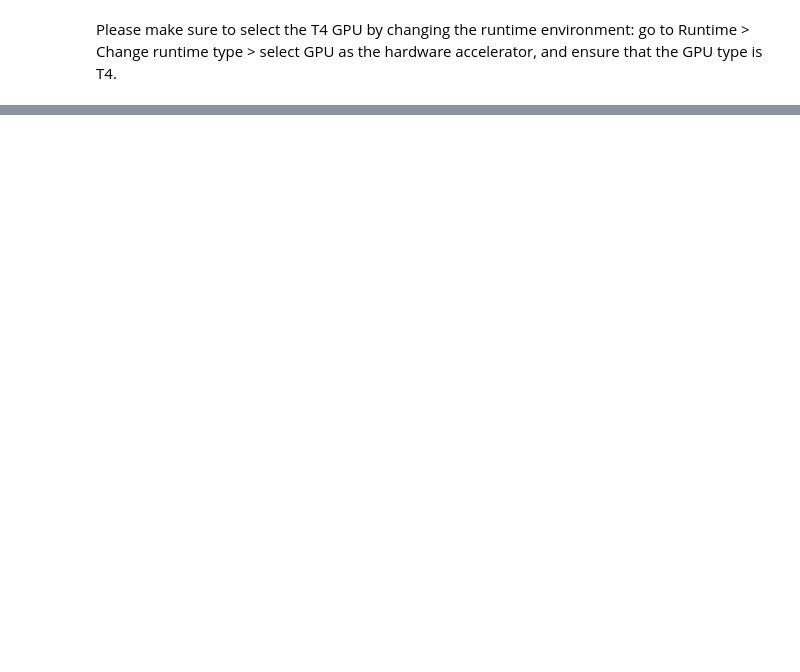
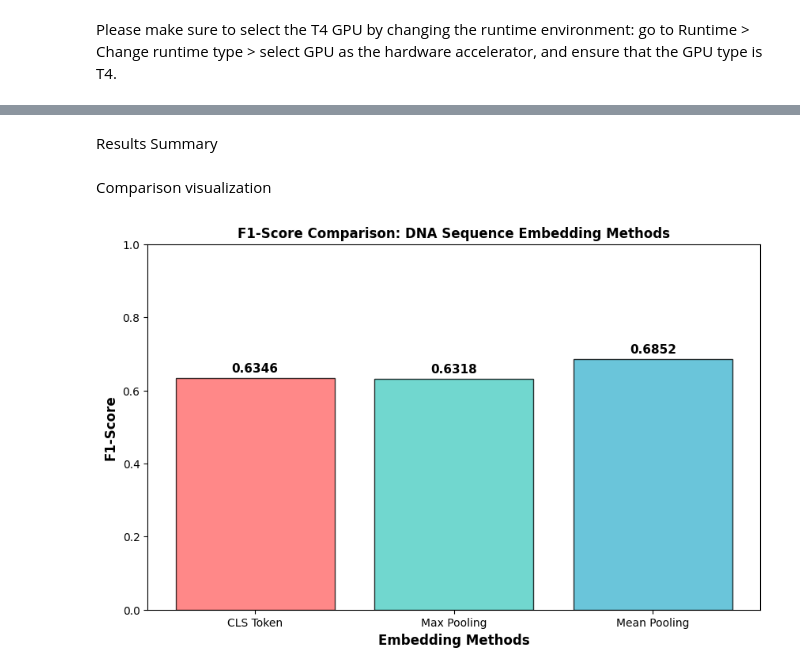
Before and after one commit to fabianagoes/ismb_tutorial8, a Jupyter notebook: tutorial_practical2_2_colab.ipynb, the cells around one changed output, grey strips where cells are left out. Drawn from its saved outputs; the diff is of its cells as text; code cells hidden in the pictures; blank space fills up the shorter version.

```diff
--- a/tutorial_practical2_2_colab.ipynb
+++ b/tutorial_practical2_2_colab.ipynb
@@ -106,0 +308,2 @@ print(f"F1-score: {f1:.4f}")
+# %%
+results = {}
@@ -106,0 +336,8 @@ print(f"F1-score: {f1:.4f}")
+# %%
+# Method 2: Max Pooling
+print("\n2. MAX POOLING METHOD")
+print("   - For each dimension, takes the maximum value across all tokens")
+print("   - Uses attention mask to ignore padding")
+X_train_max, y_train = embed_dataframe(train_data, method='max_pooling')
+X_test_max, y_test = embed_dataframe(test_data, method='max_pooling')
+results['Max Pooling'] = train_and_evaluate(X_train_max, y_train, X_test_max, y_test, 'Max Pooling')
@@ -106,0 +363,7 @@ print(f"F1-score: {f1:.4f}")
+# %%
+print("\n3. MEAN POOLING METHOD")
+print("   - For each dimension, calculates the average across all tokens")
+print("   - Uses attention mask to ignore padding")
+X_train_mean, y_train = embed_dataframe(train_data, method='mean_pooling')
+X_test_mean, y_test = embed_dataframe(test_data, method='mean_pooling')
+results['Mean Pooling'] = train_and_evaluate(X_train_mean, y_train, X_test_mean, y_test, 'Mean Pooling')
@@ -106,0 +389,32 @@ print(f"F1-score: {f1:.4f}")
+# %% [markdown]
+Results Summary
+# %%
+print(f"{'Method':<15} {'Accuracy':<10} {'Precision':<10} {'Recall':<10} {'F1-score':<10}")
+print("-" * 55)
+
+for method, metrics in results.items():
+    print(f"{method:<15} {metrics['accuracy']:<10.4f} {metrics['precision']:<10.4f} {metrics['recall']:<10.4f} {metrics['f1']:<10.4f}")
+
+# Find best method
+best_method = max(results.items(), key=lambda x: x[1]['f1'])
+print(f"\nBEST METHOD: {best_method[0]} (F1-score: {best_method[1]['f1']:.4f})")
+# %% [markdown]
+Comparison visualization
+# %%
+methods = list(results.keys())
+f1_values = [results[method]['f1'] for method in methods]
+fig, ax = plt.subplots(figsize=(10, 6))
+colors = ['#FF6B6B', '#4ECDC4', '#45B7D1']
+bars = ax.bar(methods, f1_values, color=colors, alpha=0.8, edgecolor='black', linewidth=1)
+
+ax.set_title('F1-Score Comparison: DNA Sequence Embedding Methods', fontsize=12, fontweight='bold')
+ax.set_ylabel('F1-Score', fontsize=12, fontweight='bold')
+ax.set_xlabel('Embedding Methods', fontsize=12, fontweight='bold')
+ax.set_ylim(0, 1.0)
+
+for bar, value in zip(bars, f1_values):
+    height = bar.get_height()
+    ax.text(bar.get_x() + bar.get_width()/2., height + 0.01,
+           f'{value:.4f}', ha='center', va='bottom', fontweight='bold', fontsize=11)
+# %% [output]
+[figure, added]
```
Also changed, not shown: parts of 22 cells of this notebook.
